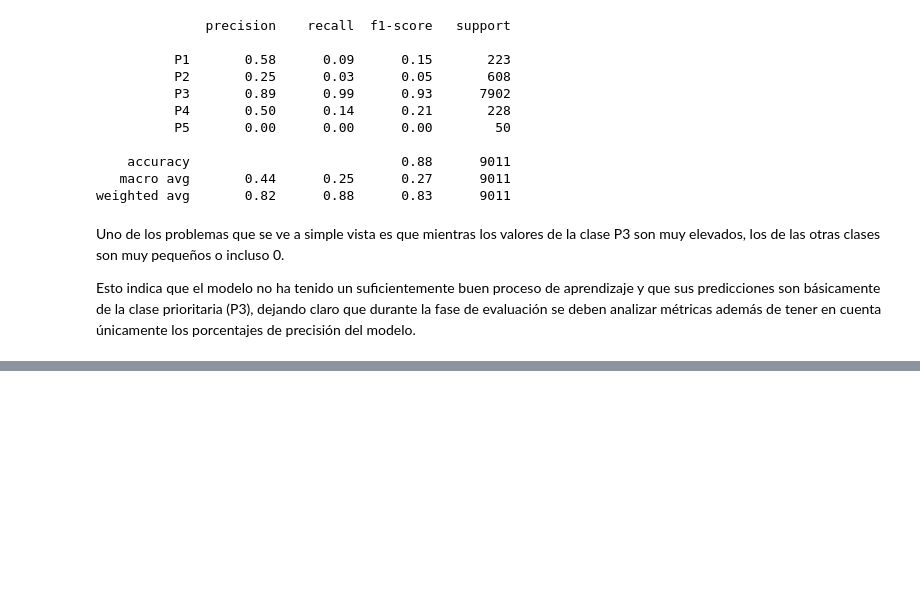
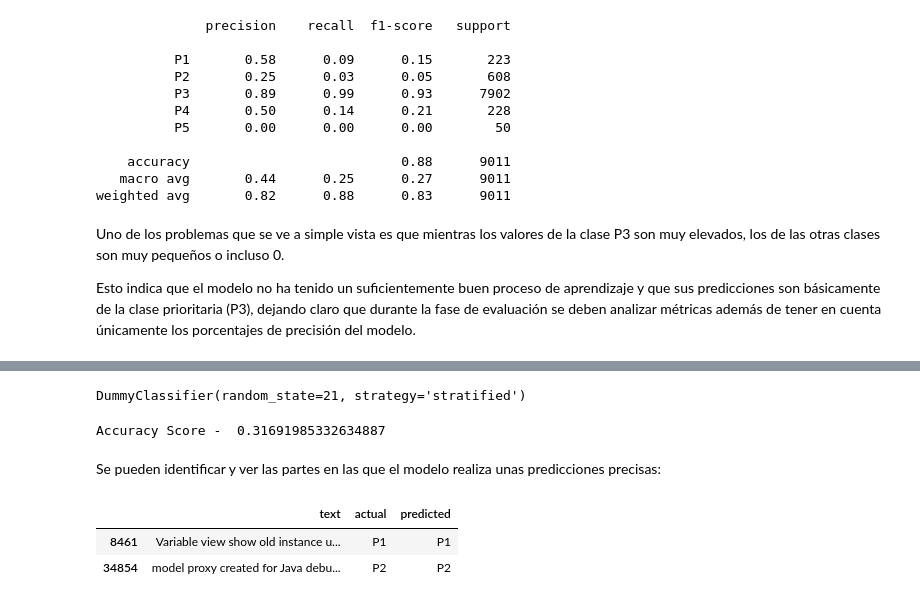
Before and after one commit to DiegoAlcoba/GVTIA, a Jupyter notebook: jp_notebooks/f_classification_algorithms.ipynb, the cells around one changed output, grey strips where cells are left out. Saved outputs shown, nothing was run; the diff lists cells and outputs as text; code cells hidden in the pictures; blank space fills up the shorter version.

Commit message:
Modelo de aprendizaje supervisado

```diff
--- a/jp_notebooks/f_classification_algorithms.ipynb
+++ b/jp_notebooks/f_classification_algorithms.ipynb
@@ -297,0 +350,33 @@ Esto indica que el modelo no ha tenido un suficientemente buen proceso de aprend
+# %%
+#Carga del Dataframe balanceado
+
+df = df_balanced[['text', 'Priority']]
+df = df.dropna()
+
+#Preparación de los datos
+
+df['text'] = df['text'].apply(clean)
+
+#División en porciones de entrenamiento y test
+X_train, X_test, Y_train, Y_test = train_test_split(df['text'],
+                                                    df['Priority'],
+                                                    test_size=0.2,
+                                                    random_state=42,
+                                                    stratify=df['Priority'])
+print('Size of Training Data ', X_train.shape[0])
+print('Size of Test Data ', X_test.shape[0])
+
+#Entrenamiento del modelo de ML de aprendizaje supervisado
+
+tfidf = TfidfVectorizer(min_df=10, ngram_range=(1, 2), stop_words="english")
+X_train_tf = tfidf.fit_transform(X_train)
+
+model1 = LinearSVC(random_state=0, tol=1e-5)
+model1.fit(X_train_tf, Y_train)
+
+#Evaluación del modelo
+
+X_test_tf = tfidf.transform(X_test)
+Y_pred = model1.predict(X_test_tf)
+print('Accuracy Score - ', accuracy_score(Y_test, Y_pred))
+print(classification_report(Y_test, Y_pred))
@@ -297,0 +403,22 @@ Esto indica que el modelo no ha tenido un suficientemente buen proceso de aprend
+# %%
+clf = DummyClassifier(strategy='stratified', random_state=21)
+clf.fit(X_train, Y_train)
+Y_pred_baseline = clf.predict(X_test)
+print ('Accuracy Score - ', accuracy_score(Y_test, Y_pred_baseline))
+# %% [output]
+DummyClassifier(random_state=21, strategy='stratified')
+Accuracy Score -  0.31691985332634887
+# %% [markdown]
+Se pueden identificar y ver las partes en las que el modelo realiza unas predicciones precisas:
+# %%
+#Creación del DF que combina las columnas Title y Description
+#Valores reales y predichos que se pueden comprobar
+frame = { 'text': X_test, 'actual': Y_test, 'predicted': Y_pred }
+result = pd.DataFrame(frame)
+
+result[((result['actual'] == 'P1') | (result['actual'] == 'P2')) &
+       (result['actual'] == result['predicted'])].sample(2, random_state=22)
+# %% [output]
+|  | text | actual | predicted |
+| 8461 | Variable view show old instance u... | P1 | P1 |
+| 34854 | model proxy created for Java debu... | P2 | P2 |
```
Also changed, not shown: parts of 24 cells of this notebook.
